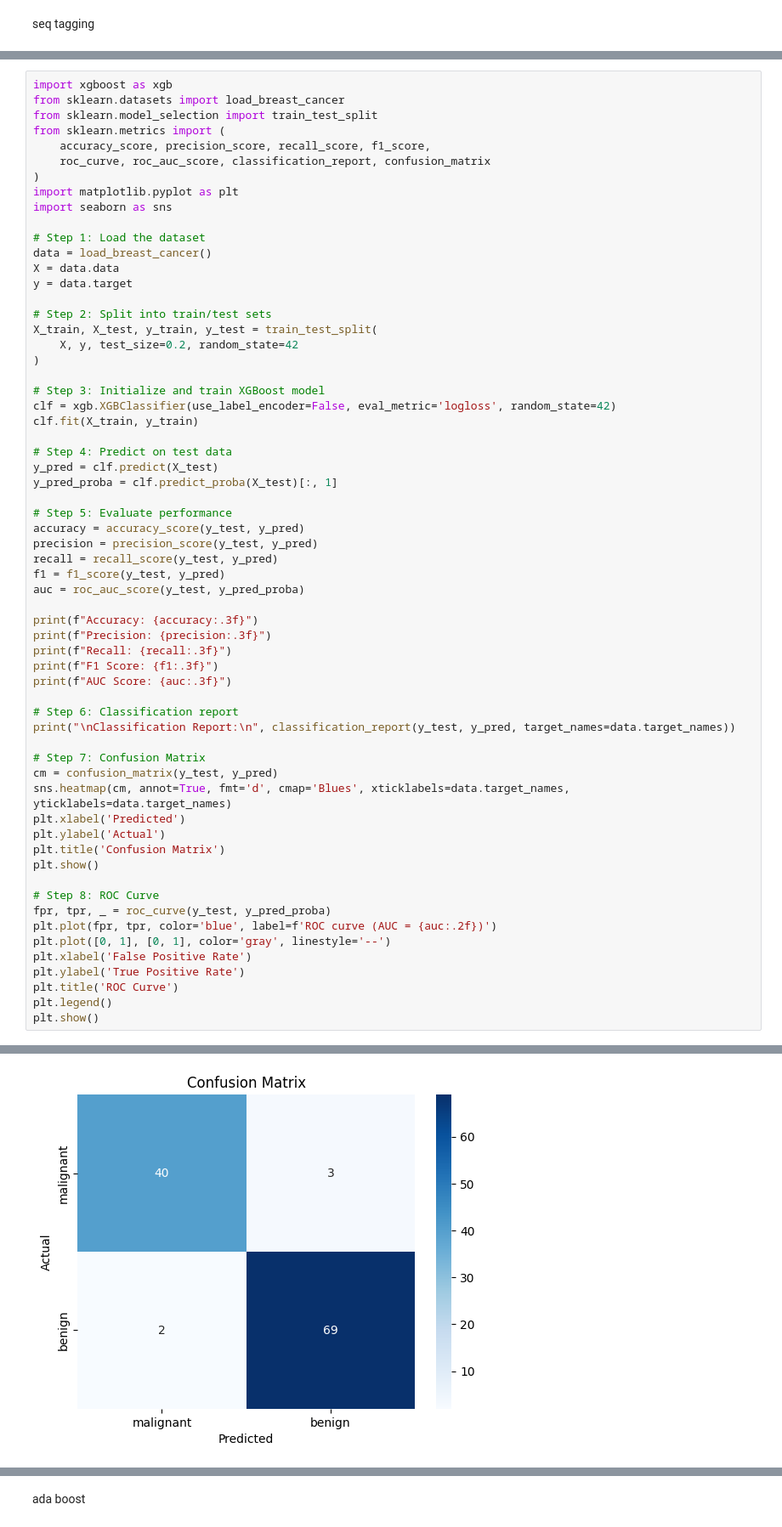
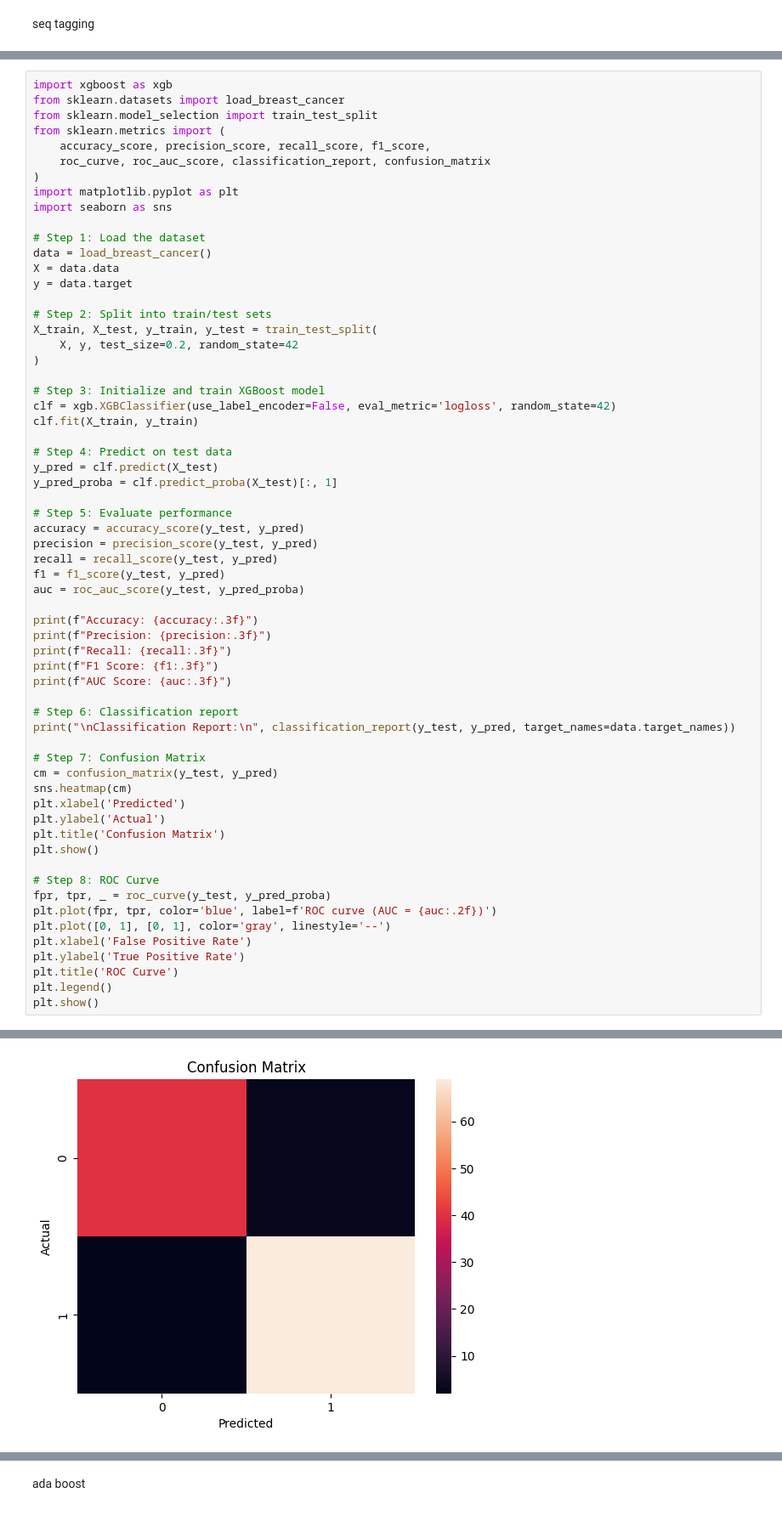
Before and after one commit to aditya-kurup/ml-lab, a Jupyter notebook: q1.ipynb, the cells around one changed output, grey strips where cells are left out. Shown at 85% size. Cells and saved outputs as stored; diff of their text form.

```diff
--- a/q1.ipynb
+++ b/q1.ipynb
@@ -746,41 +725,41 @@ print("\nClassification Report:\n", classification_report(y_test, y_pred, target
 
 # Step 7: Confusion Matrix
 cm = confusion_matrix(y_test, y_pred)
-sns.heatmap(cm, annot=True, fmt='d', cmap='Blues', xticklabels=data.target_names, yticklabels=data.target_names)
+sns.heatmap(cm)
 plt.xlabel('Predicted')
 plt.ylabel('Actual')
 plt.title('Confusion Matrix')
 plt.show()
 
 # Step 8: ROC Curve
 fpr, tpr, _ = roc_curve(y_test, y_pred_proba)
 plt.plot(fpr, tpr, color='blue', label=f'ROC curve (AUC = {auc:.2f})')
 plt.plot([0, 1], [0, 1], color='gray', linestyle='--')
 plt.xlabel('False Positive Rate')
 plt.ylabel('True Positive Rate')
 plt.title('ROC Curve')
 plt.legend()
 plt.show()
 # %% [output]
 Parameters: { "use_label_encoder" } are not used.
 
   bst.update(dtrain, iteration=i, fobj=obj)
 Accuracy: 0.956
 Precision: 0.958
 Recall: 0.972
 F1 Score: 0.965
 AUC Score: 0.991
 
 Classification Report:
                precision    recall  f1-score   support
 
    malignant       0.95      0.93      0.94        43
       benign       0.96      0.97      0.97        71
 
     accuracy                           0.96       114
    macro avg       0.96      0.95      0.95       114
 weighted avg       0.96      0.96      0.96       114
-[figure, old version]
+[figure, new version]
 [figure]
 # %% [markdown]
 ada boost
```
Also changed, not shown: parts of 12 cells of this notebook.
